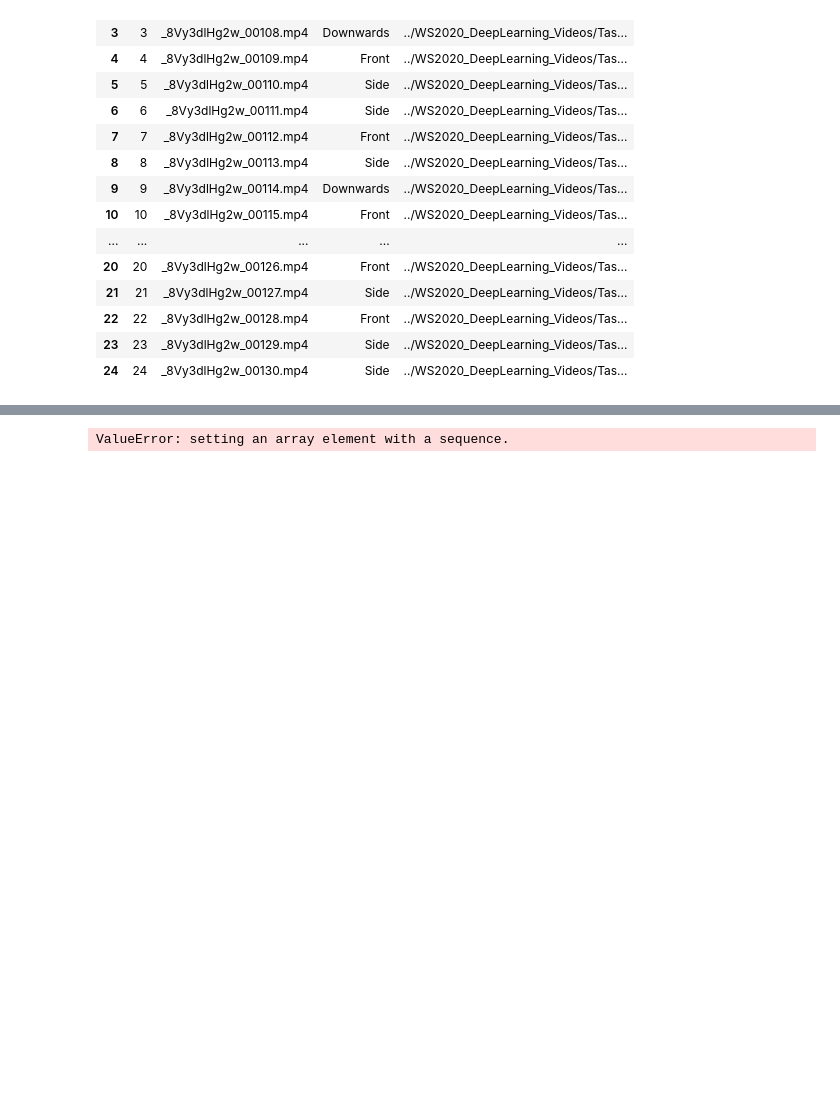
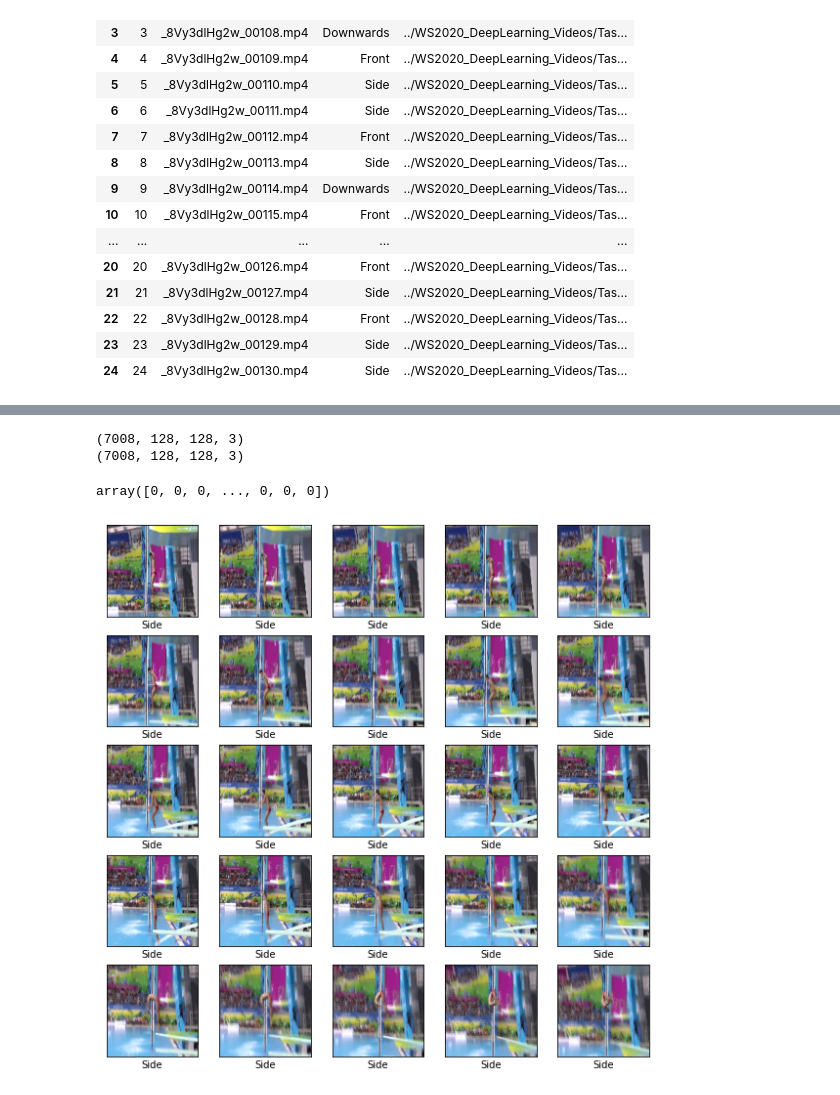
Before and after one commit to proohit/deep-learning-team6, a Jupyter notebook: 1c/train_cnn.ipynb, the cells around one changed output, grey strips where cells are left out. Cells and saved outputs as stored; diff of their text form; code cells hidden in the pictures; blank space fills up the shorter version.

```diff
--- a/1c/train_cnn.ipynb
+++ b/1c/train_cnn.ipynb
@@ -114,35 +157,31 @@ display(test_frames_labels)
 # %%
 import tensorflow as tf
 
 from tensorflow.keras import datasets, layers, models
 import matplotlib.pyplot as plt
 
-train_images = training_frames_labels['frame']
-train_labels = training_frames_labels['label']
-test_images = test_frames_labels['frame']
-test_labels = test_frames_labels['label']
+train_images = np.array(training_frames)/ 255
+train_labels = np.array(training_labels)
+test_images = np.array(test_frames)/ 255
+test_labels = np.array(test_labels)
 
-train_images = train_images.to_numpy()
-train_labels = train_labels.to_numpy()
-test_images = test_images.to_numpy()
-test_labels = test_labels.to_numpy()
-
-train_images = np.asarray(train_images).astype(np.float32)
-train_labels = np.asarray(train_labels)
-test_images = np.asarray(test_images)
-test_labels = np.asarray(test_labels)
-
+print(train_images.shape)
+print(test_images.shape)
+display(train_labels)
 plt.figure(figsize=(10,10))
 for i in range(25):
     plt.subplot(5,5,i+1)
     plt.xticks([])
     plt.yticks([])
     plt.grid(False)
-    plt.imshow(train_images[i])
+    plt.imshow(train_images[i], cmap=plt.cm.binary)
     # The CIFAR labels happen to be arrays,
     # which is why you need the extra index
-    plt.xlabel(train_labels[i])
+    plt.xlabel(class_names[train_labels[i]])
 plt.show()
 # %% [output]
-ValueError: setting an array element with a sequence.
+(7008, 128, 128, 3)
+(7008, 128, 128, 3)
+array([0, 0, 0, ..., 0, 0, 0])
+[figure, added]
 # %%
```
Also changed, not shown: parts of 9 cells of this notebook.
